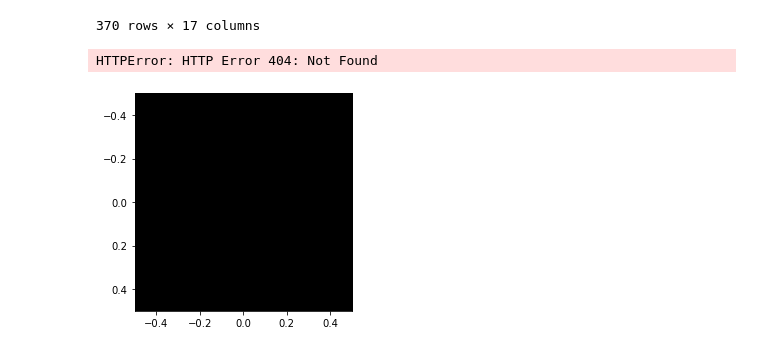
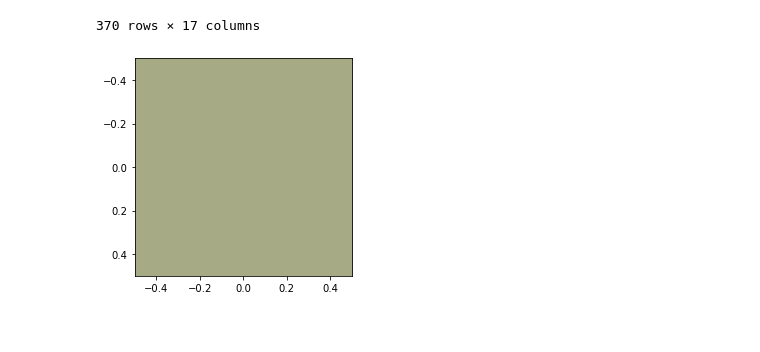
Before and after one commit to MRDVGroupProjectCSPB4502/MRDVGroupProjectCSPB4502, a Jupyter notebook: src/Vidya/Youtube Trending Videos - Thumbnail Analysis.ipynb, the cells around one changed output. Saved outputs shown, nothing was run; the diff lists cells and outputs as text; code cells hidden in the pictures.

```diff
--- a/src/Vidya/Youtube Trending Videos - Thumbnail Analysis.ipynb
+++ b/src/Vidya/Youtube Trending Videos - Thumbnail Analysis.ipynb
@@ -213,38 +213,32 @@ true_faces
 # %%
 # import pillow
 from PIL import Image
 import urllib.request
 
 def get_dominant_color(pil_img, palette_size=16):
     # Resize image to speed up processing
     img = pil_img.copy()
     img.thumbnail((100, 100))
 
     # Reduce colors (uses k-means internally)
     paletted = img.convert('P', palette=Image.ADAPTIVE, colors=palette_size)
 
     # Find the color that occurs most often
     palette = paletted.getpalette()
     color_counts = sorted(paletted.getcolors(), reverse=True)
     palette_index = color_counts[0][1]
     dominant_color = palette[palette_index*3:palette_index*3+3]
+    plt.imshow([[(color[0] / 255, color[1] / 255, color[2] / 255)]])
+    plt.show()
+
 
     return dominant_color
 
 urllib.request.urlretrieve(
-  "https://i.ytimg.com/vi/PkKnp4SdE/maxresdefault.jpg",
+  "https://i.ytimg.com/vi/PkKnp4SdE-w/maxresdefault.jpg",
    "image.jpg")
 
 im = Image.open("image.jpg")
 color = get_dominant_color(im)
-# get the dominant color
-# dominant_color = color_thief.get_color(quality=1)
-# im.show()
 # %% [output]
-HTTPError: HTTP Error 404: Not Found
+[figure, added]
-# %%
-
-plt.imshow([[(color[0] / 255, color[1] / 255, color[2] / 255)]])
-plt.show()
-# %% [output]
-[figure, removed]
```
